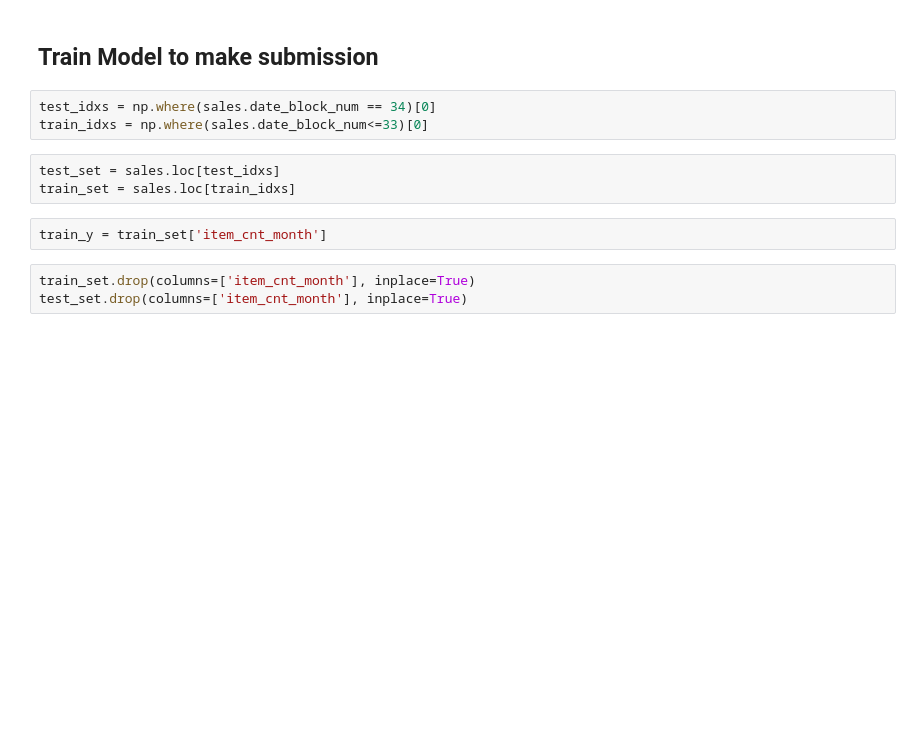
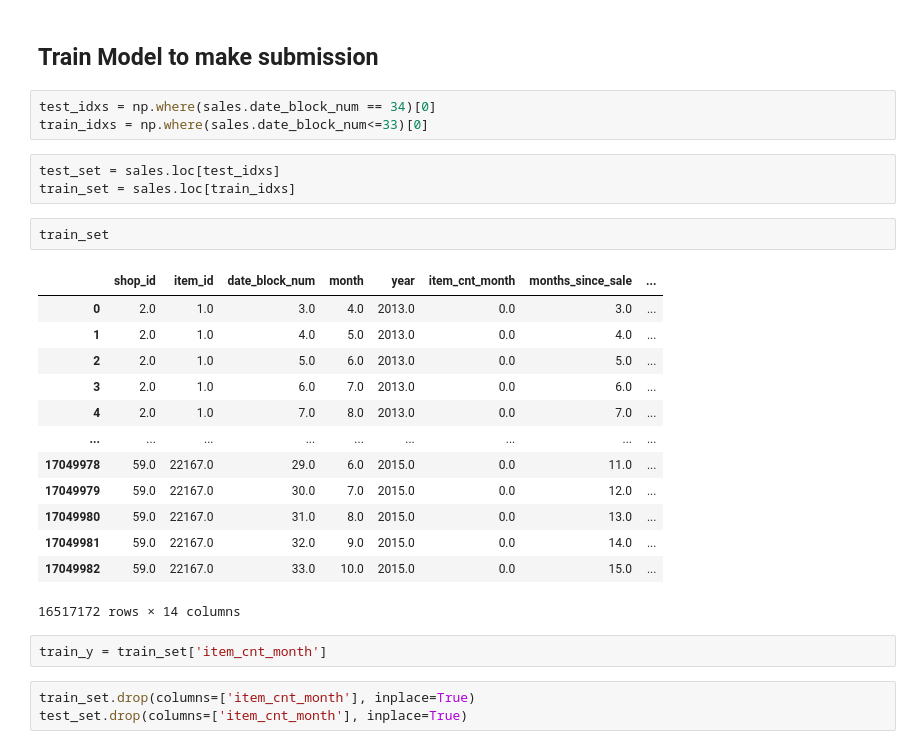
Before and after one commit to amitjha3385/salespred, a Jupyter notebook: RandomForestRegressor.ipynb, the cells around one changed output. Saved outputs shown, nothing was run; the diff lists cells and outputs as text; blank space fills up the shorter version.

```diff
--- a/RandomForestRegressor.ipynb
+++ b/RandomForestRegressor.ipynb
@@ -532,6 +567,22 @@ train_idxs = np.where(sales.date_block_num<=33)[0]
 # %%
 test_set = sales.loc[test_idxs]
 train_set = sales.loc[train_idxs]
+# %%
+train_set
+# %% [output]
+|  | shop_id | item_id | date_block_num | month | year | item_cnt_month | months_since_sale | ... |
+| 0 | 2.0 | 1.0 | 3.0 | 4.0 | 2013.0 | 0.0 | 3.0 | ... |
+| 1 | 2.0 | 1.0 | 4.0 | 5.0 | 2013.0 | 0.0 | 4.0 | ... |
+| 2 | 2.0 | 1.0 | 5.0 | 6.0 | 2013.0 | 0.0 | 5.0 | ... |
+| 3 | 2.0 | 1.0 | 6.0 | 7.0 | 2013.0 | 0.0 | 6.0 | ... |
+| 4 | 2.0 | 1.0 | 7.0 | 8.0 | 2013.0 | 0.0 | 7.0 | ... |
+| ... | ... | ... | ... | ... | ... | ... | ... | ... |
+| 17049978 | 59.0 | 22167.0 | 29.0 | 6.0 | 2015.0 | 0.0 | 11.0 | ... |
+| 17049979 | 59.0 | 22167.0 | 30.0 | 7.0 | 2015.0 | 0.0 | 12.0 | ... |
+| 17049980 | 59.0 | 22167.0 | 31.0 | 8.0 | 2015.0 | 0.0 | 13.0 | ... |
+| 17049981 | 59.0 | 22167.0 | 32.0 | 9.0 | 2015.0 | 0.0 | 14.0 | ... |
+| 17049982 | 59.0 | 22167.0 | 33.0 | 10.0 | 2015.0 | 0.0 | 15.0 | ... |
+16517172 rows × 14 columns
 # %%
 train_y = train_set['item_cnt_month']
 # %%
```
Also changed, not shown: parts of 8 cells of this notebook.
